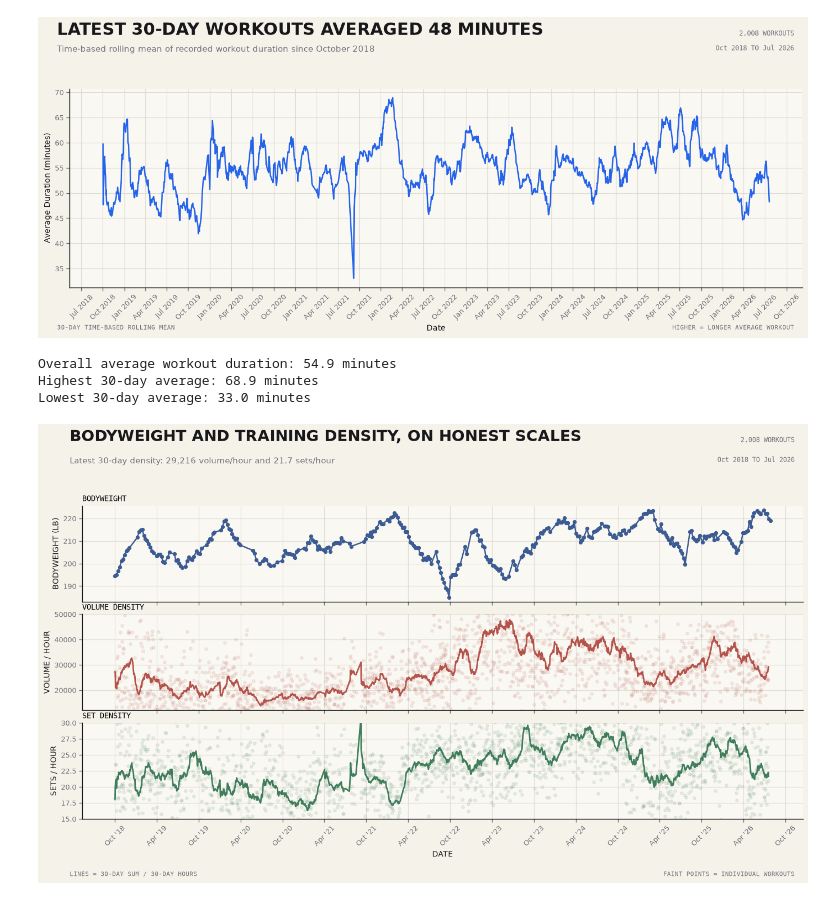
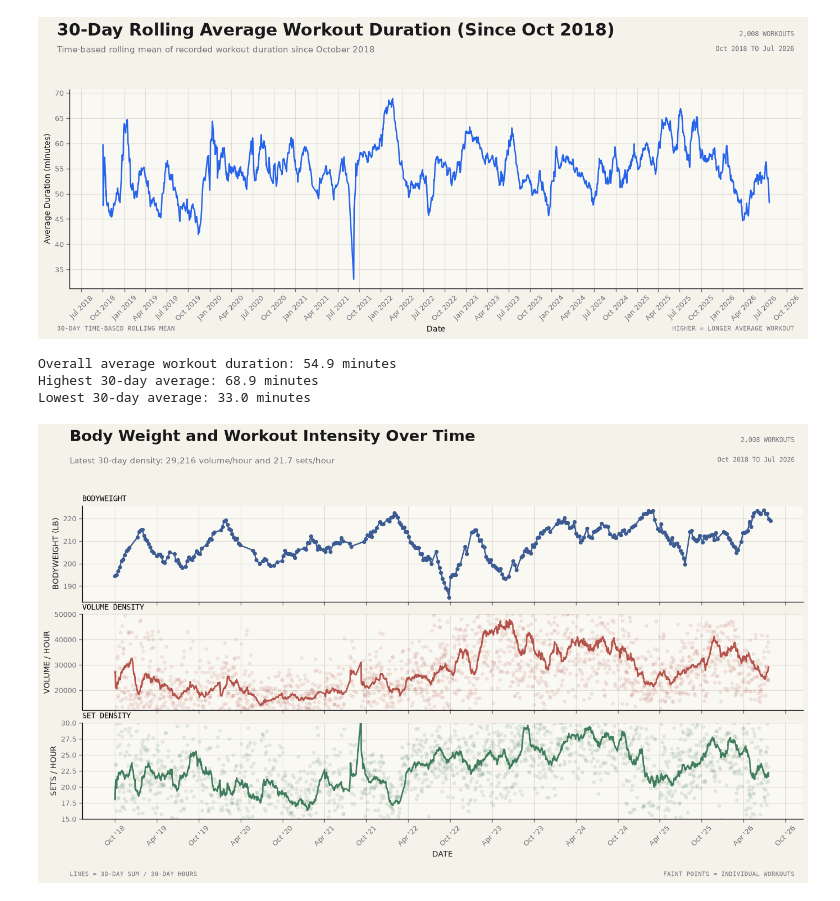
Before and after one commit to WeightliftingApp/WeightliftingApp-AnalyzeData, a Jupyter notebook: src/analyze_workout_intensity.ipynb, the cells around one changed output. Cells and saved outputs as stored; diff of their text form; code cells hidden in the pictures.

```diff
--- a/src/analyze_workout_intensity.ipynb
+++ b/src/analyze_workout_intensity.ipynb
@@ -66,35 +66,35 @@ with chart_canvas(frame) as (fig, ax):
     ax.xaxis.set_major_locator(mdates.MonthLocator(interval=3))
     ax.tick_params(axis="x", rotation=45)
 
     add_header(
         fig,
         frame,
-        f"LATEST 30-DAY WORKOUTS AVERAGED {rolling_avg.dropna().iloc[-1]:.0f} MINUTES",
+        "30-Day Rolling Average Workout Duration (Since Oct 2018)",
         "Time-based rolling mean of recorded workout duration since October 2018",
         (
             f"{len(df):,} WORKOUTS",
             f"{df['date'].min():%b %Y} TO {df['date'].max():%b %Y}",
         ),
     )
     add_footer(
         fig,
         frame,
         "30-DAY TIME-BASED ROLLING MEAN",
         "HIGHER = LONGER AVERAGE WORKOUT",
         right_weight="normal",
     )
     plt.show()
 
 # Print some statistics
 print(f"Overall average workout duration: {df['duration'].mean():.1f} minutes")
 print(
     f"Highest 30-day average: {rolling_avg.max():.1f} minutes"
 )
 print(
     f"Lowest 30-day average: {rolling_avg.min():.1f} minutes"
 )
 # %% [output]
-[figure, old version]
+[figure, new version]
 Overall average workout duration: 54.9 minutes
 Highest 30-day average: 68.9 minutes
 Lowest 30-day average: 33.0 minutes
@@ -229,7 +229,7 @@ with stacked_canvas(frame, (1, 1, 1), hspace=0.13) as (
     add_header(
         fig,
         frame,
-        "BODYWEIGHT AND TRAINING DENSITY, ON HONEST SCALES",
+        "Body Weight and Workout Intensity Over Time",
         (
             f"Latest 30-day density: {latest_volume_density:,.0f} volume/hour and "
             f"{latest_set_density:.1f} sets/hour"
@@ -248,4 +248,4 @@ with stacked_canvas(frame, (1, 1, 1), hspace=0.13) as (
     )
     plt.show()
 # %% [output]
-[figure, old version]
+[figure, new version]
```
Also changed, not shown: 10 other files.
